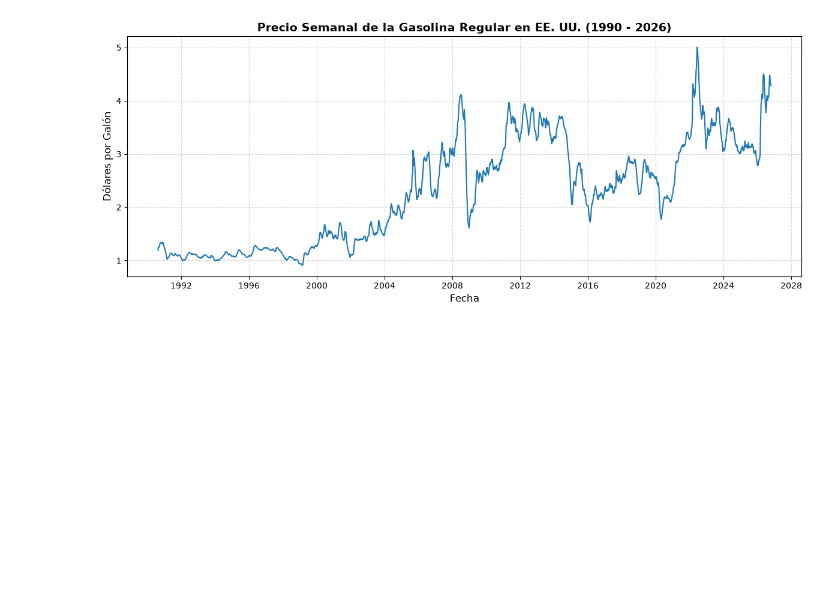
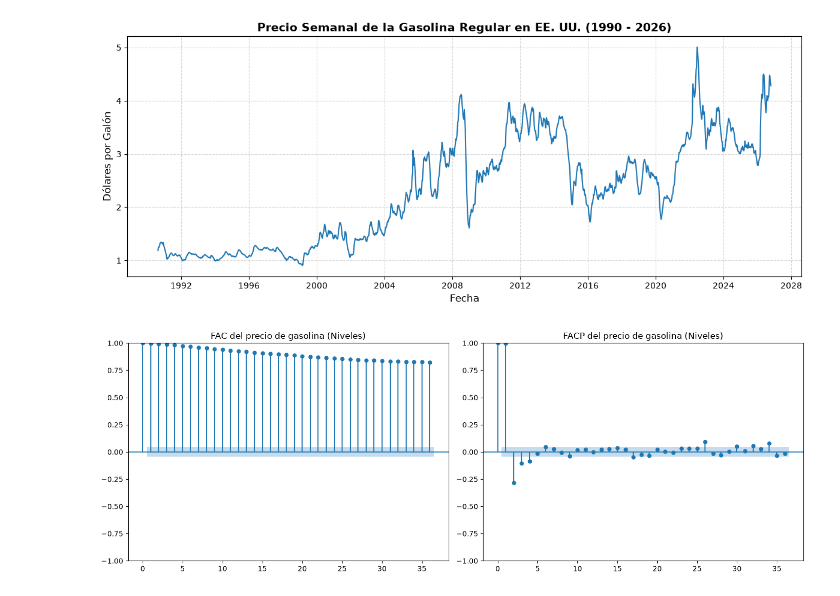
Before and after one commit to dtorrespi-hue/Poster-econometria-II, a Jupyter notebook: PostereconometriaII.ipynb, the cells around one changed output. Drawn from its saved outputs; the diff is of its cells as text; code cells hidden in the pictures; blank space fills up the shorter version.

```diff
--- a/PostereconometriaII.ipynb
+++ b/PostereconometriaII.ipynb
@@ -68,3 +71,29 @@ plt.tight_layout()
 plt.show()
 # %% [output]
 [figure]
+# %%
+## %% FAC y FACP de la serie original =========================
+
+fig, axes = plt.subplots(1, 2, figsize=(14, 5))
+
+plot_acf(
+    df['precio_gasolina'],
+    lags=36,
+    alpha=0.05,
+    bartlett_confint=False,
+    ax=axes[0]
+)
+axes[0].set_title("FAC del precio de gasolina (Niveles)")
+
+plot_pacf(
+    df['precio_gasolina'],
+    lags=36,
+    alpha=0.05,
+    ax=axes[1]
+)
+axes[1].set_title("FACP del precio de gasolina (Niveles)")
+
+plt.tight_layout()
+plt.show()
+# %% [output]
+[figure, added]
```
Also changed, not shown: parts of 1 cell of this notebook.
